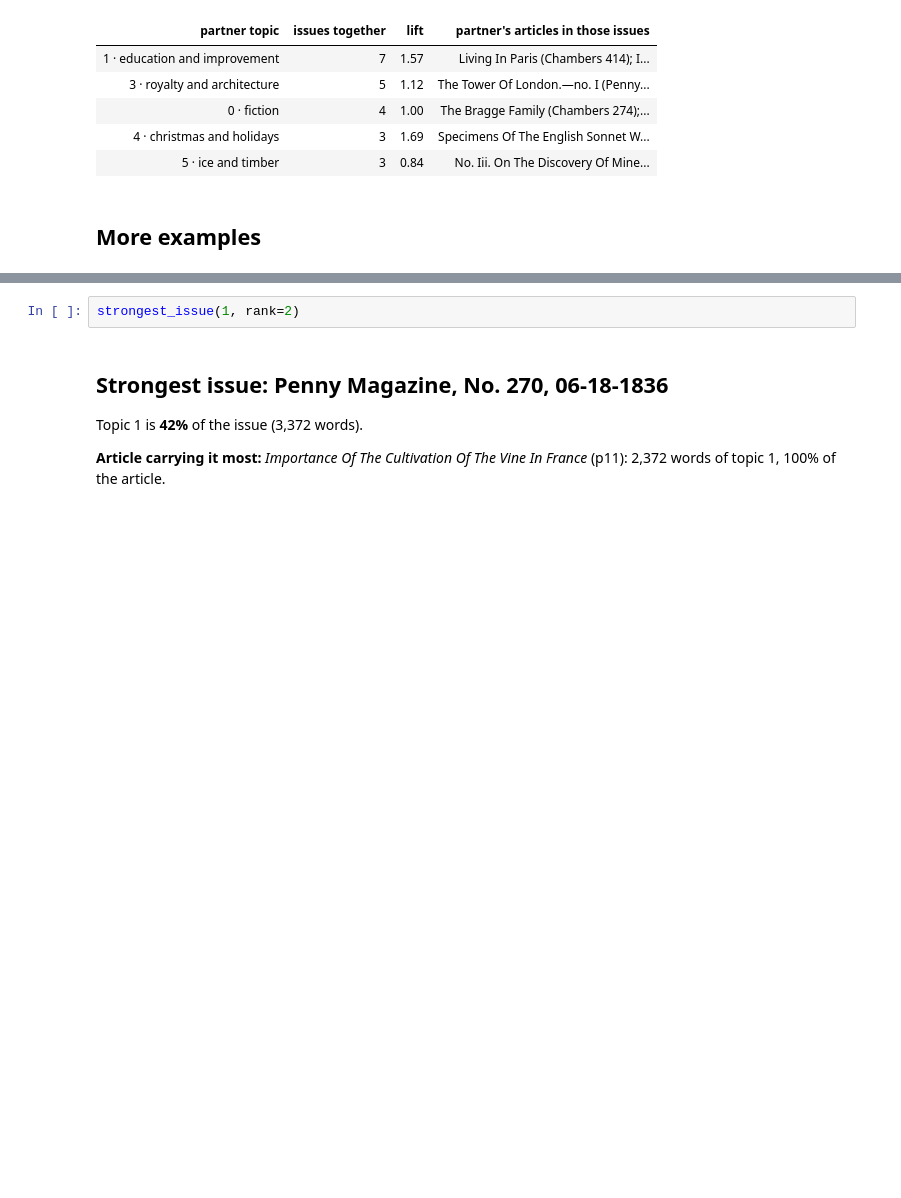
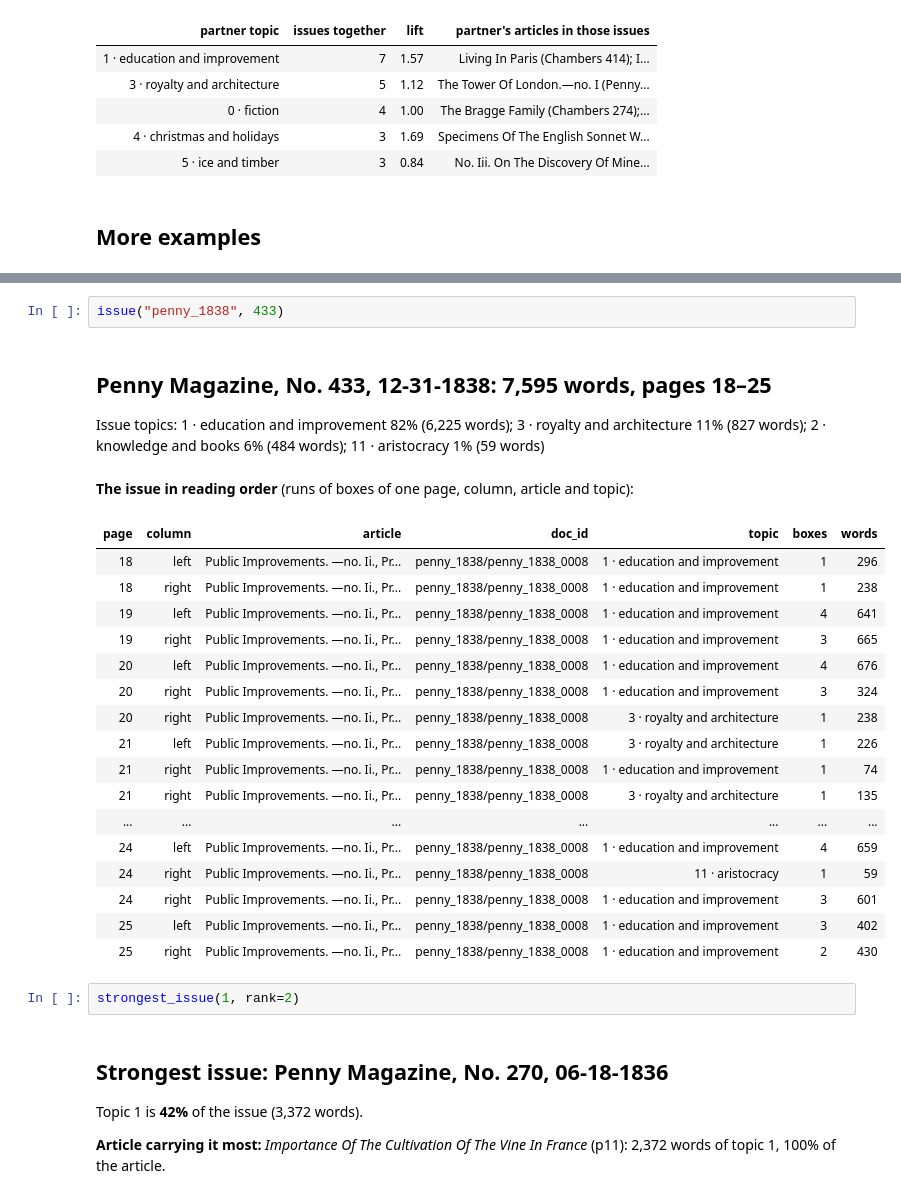
Before and after one commit to owenmonroe/dissertation_layout_pilot, a Jupyter notebook: evaluation/topic_modelling/topic_explorer.ipynb, the cells around one changed output, grey strips where cells are left out. Drawn from its saved outputs; the diff is of its cells as text; blank space fills up the shorter version.

Commit message:
building topic explorer

```diff
--- a/evaluation/topic_modelling/topic_explorer.ipynb
+++ b/evaluation/topic_modelling/topic_explorer.ipynb
@@ -203,6 +203,30 @@ Topic 1 is present (at least 10% of the words) in **20** of 45 issues. Issues to
 | 9 · animals | 7 | 1.57 | Hybernation Or Winter Sleep Of An... |
 | 2 · knowledge and books | 7 | 0.83 | (untitled) It was after some twen... |
 | 12 · mythology and superstition | 5 | 2.25 | Sketches Of Superstitions (Chambe... |
+# %%
+issue("penny_1838", 433)
+# %% [output]
+## Penny Magazine, No. 433, 12-31-1838: 7,595 words, pages 18–25
+
+Issue topics: 1 · education and improvement 82% (6,225 words); 3 · royalty and architecture 11% (827 words); 2 · knowledge and books 6% (484 words); 11 · aristocracy 1% (59 words)
+**The issue in reading order** (runs of boxes of one page, column, article and topic):
+| page | column | article | doc_id | topic | boxes | words |
+| 18 | left | Public Improvements. —no. Ii., Pr... | penny_1838/penny_1838_0008 | 1 · education and improvement | 1 | 296 |
+| 18 | right | Public Improvements. —no. Ii., Pr... | penny_1838/penny_1838_0008 | 1 · education and improvement | 1 | 238 |
+| 19 | left | Public Improvements. —no. Ii., Pr... | penny_1838/penny_1838_0008 | 1 · education and improvement | 4 | 641 |
+| 19 | right | Public Improvements. —no. Ii., Pr... | penny_1838/penny_1838_0008 | 1 · education and improvement | 3 | 665 |
+| 20 | left | Public Improvements. —no. Ii., Pr... | penny_1838/penny_1838_0008 | 1 · education and improvement | 4 | 676 |
+| 20 | right | Public Improvements. —no. Ii., Pr... | penny_1838/penny_1838_0008 | 1 · education and improvement | 3 | 324 |
+| 20 | right | Public Improvements. —no. Ii., Pr... | penny_1838/penny_1838_0008 | 3 · royalty and architecture | 1 | 238 |
+| 21 | left | Public Improvements. —no. Ii., Pr... | penny_1838/penny_1838_0008 | 3 · royalty and architecture | 1 | 226 |
+| 21 | right | Public Improvements. —no. Ii., Pr... | penny_1838/penny_1838_0008 | 1 · education and improvement | 1 | 74 |
+| 21 | right | Public Improvements. —no. Ii., Pr... | penny_1838/penny_1838_0008 | 3 · royalty and architecture | 1 | 135 |
+| ... | ... | ... | ... | ... | ... | ... |
+| 24 | left | Public Improvements. —no. Ii., Pr... | penny_1838/penny_1838_0008 | 1 · education and improvement | 4 | 659 |
+| 24 | right | Public Improvements. —no. Ii., Pr... | penny_1838/penny_1838_0008 | 11 · aristocracy | 1 | 59 |
+| 24 | right | Public Improvements. —no. Ii., Pr... | penny_1838/penny_1838_0008 | 1 · education and improvement | 3 | 601 |
+| 25 | left | Public Improvements. —no. Ii., Pr... | penny_1838/penny_1838_0008 | 1 · education and improvement | 3 | 402 |
+| 25 | right | Public Improvements. —no. Ii., Pr... | penny_1838/penny_1838_0008 | 1 · education and improvement | 2 | 430 |
 # %%
 strongest_issue(1, rank=2)
 # %% [output]
```
Also changed, not shown: parts of 16 cells of this notebook, 2 other files.
